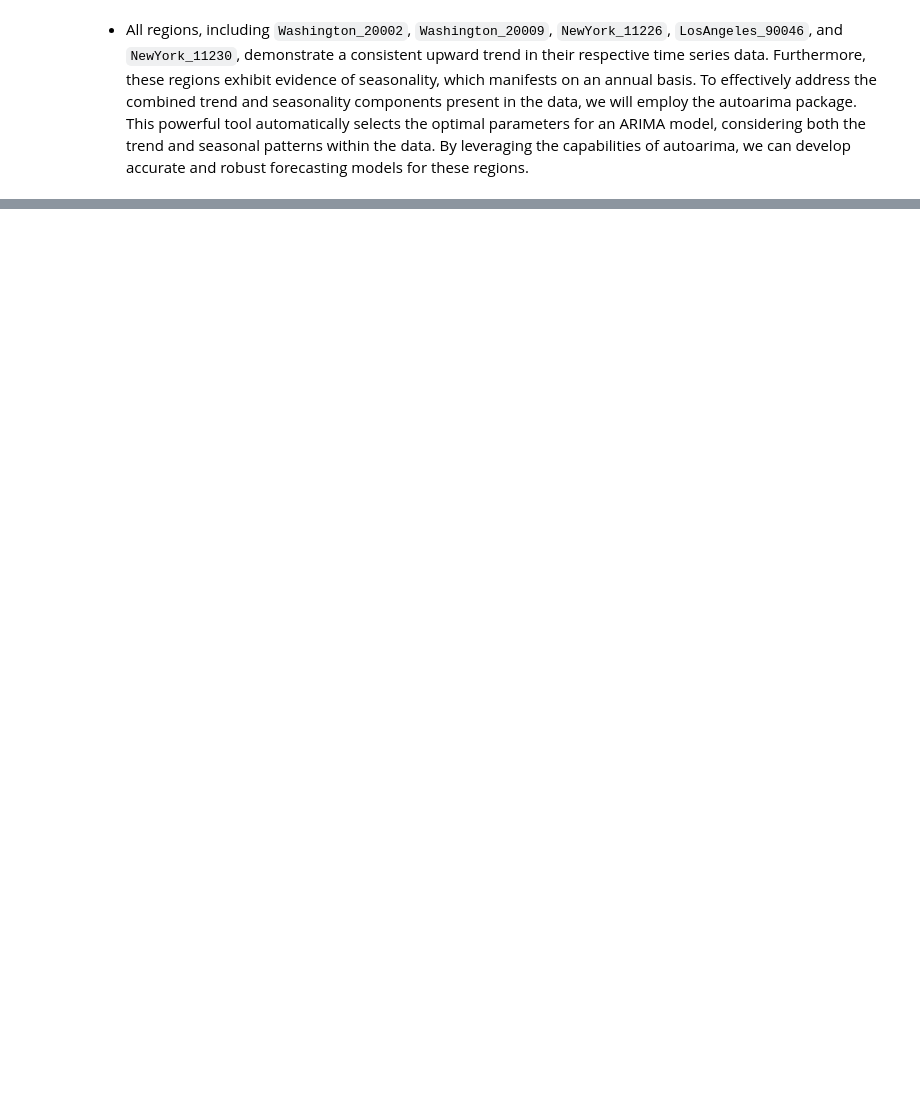
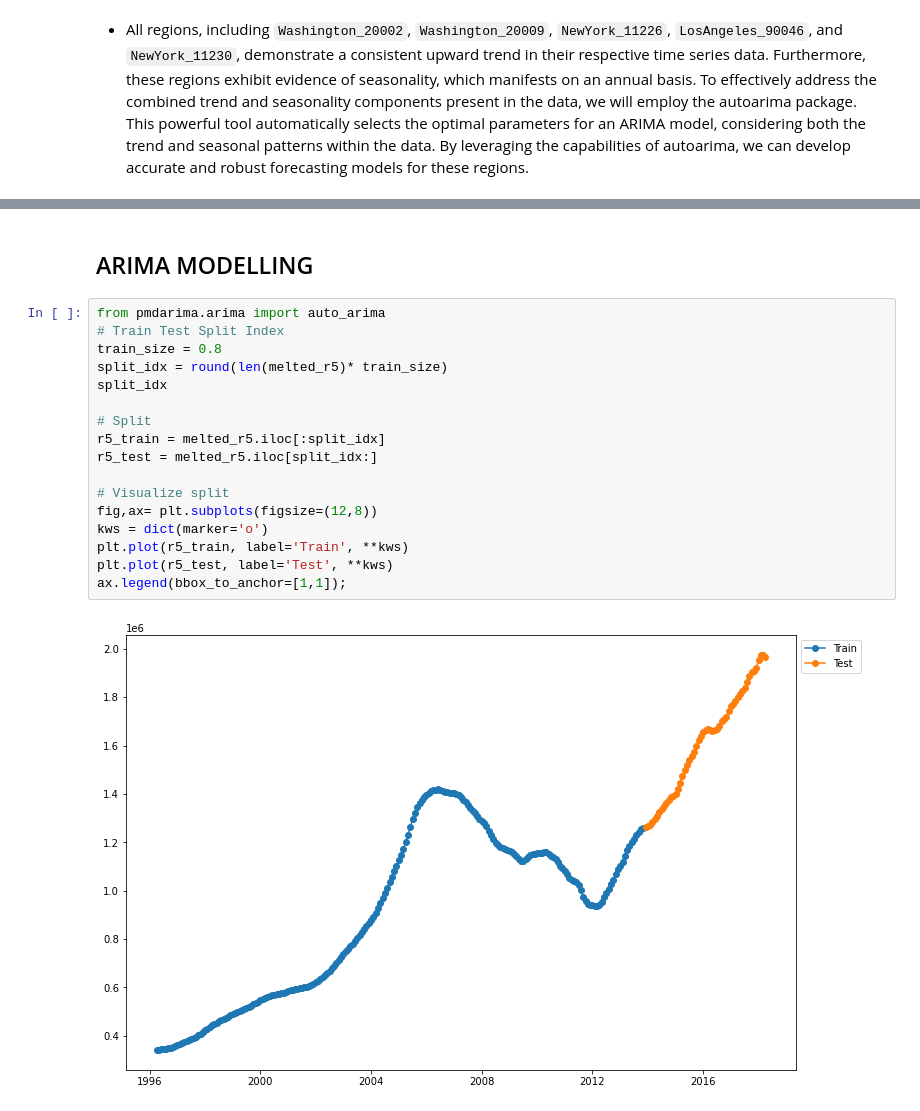
Before and after one commit to Lawez/phase-4-group-project, a Jupyter notebook: timeseries.ipynb, the cells around one changed output, grey strips where cells are left out. Saved outputs shown, nothing was run; the diff lists cells and outputs as text; blank space fills up the shorter version.

```diff
--- a/timeseries.ipynb
+++ b/timeseries.ipynb
@@ -460,0 +494,21 @@ plt.show()
+# %% [markdown]
+## ARIMA MODELLING
+# %%
+from pmdarima.arima import auto_arima
+# Train Test Split Index
+train_size = 0.8
+split_idx = round(len(melted_r5)* train_size)
+split_idx
+
+# Split
+r5_train = melted_r5.iloc[:split_idx]
+r5_test = melted_r5.iloc[split_idx:]
+
+# Visualize split
+fig,ax= plt.subplots(figsize=(12,8))
+kws = dict(marker='o')
+plt.plot(r5_train, label='Train', **kws)
+plt.plot(r5_test, label='Test', **kws)
+ax.legend(bbox_to_anchor=[1,1]);
+# %% [output]
+[figure, added]
```
Also changed, not shown: parts of 129 cells of this notebook.
